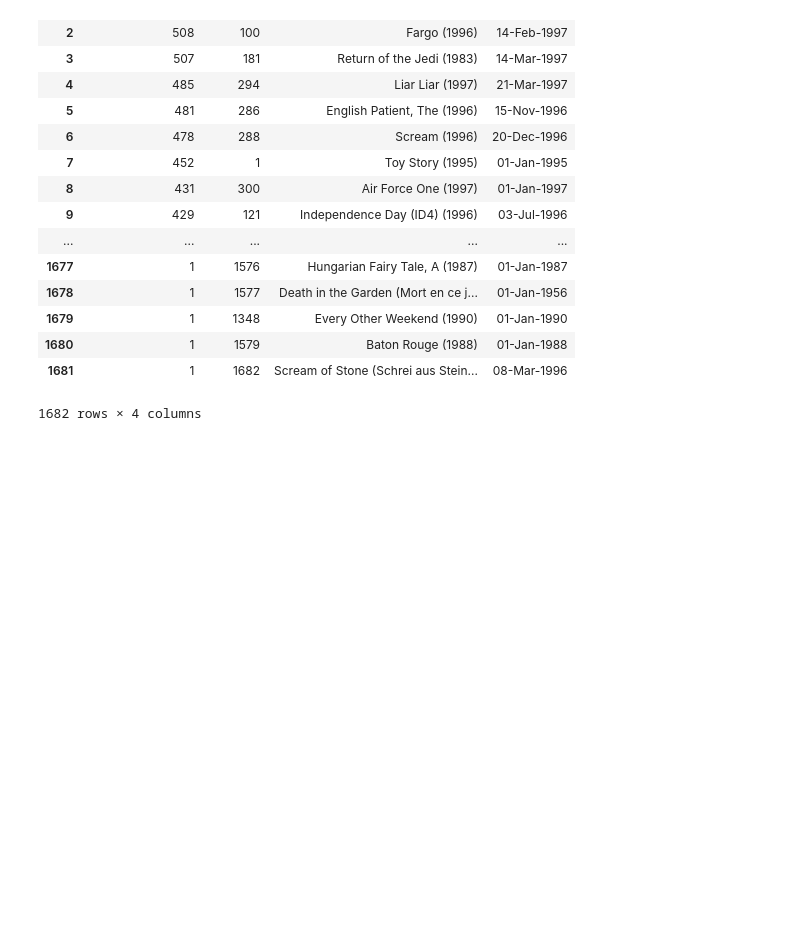
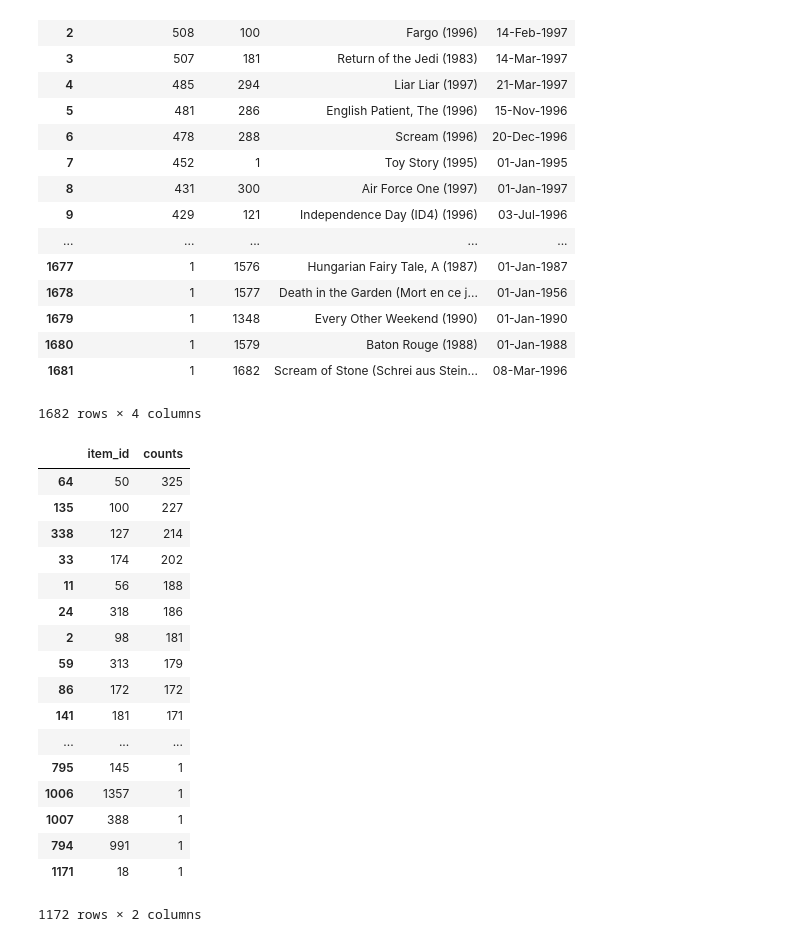
Before and after one commit to paachary/python, a Jupyter notebook: machine_learning/Movies_ML.ipynb, the cells around one changed output. Saved outputs shown, nothing was run; the diff lists cells and outputs as text; code cells hidden in the pictures; blank space fills up the shorter version.

```diff
--- a/machine_learning/Movies_ML.ipynb
+++ b/machine_learning/Movies_ML.ipynb
@@ -165,3 +165,26 @@ final_movies_df
 | 1680 | 1 | 1579 | Baton Rouge (1988) | 01-Jan-1988 |
 | 1681 | 1 | 1682 | Scream of Stone (Schrei aus Stein... | 08-Mar-1996 |
 1682 rows × 4 columns
+# %%
+movies_dataset = movies_dataset.loc[movies_dataset['rating'] == 5].sort_values("rating", ascending=False).groupby('item_id',sort=False).size().reset_index(name='counts').sort_values("counts", ascending=False)
+# %%
+movies_dataset
+# %% [output]
+|  | item_id | counts |
+| 64 | 50 | 325 |
+| 135 | 100 | 227 |
+| 338 | 127 | 214 |
+| 33 | 174 | 202 |
+| 11 | 56 | 188 |
+| 24 | 318 | 186 |
+| 2 | 98 | 181 |
+| 59 | 313 | 179 |
+| 86 | 172 | 172 |
+| 141 | 181 | 171 |
+| ... | ... | ... |
+| 795 | 145 | 1 |
+| 1006 | 1357 | 1 |
+| 1007 | 388 | 1 |
+| 794 | 991 | 1 |
+| 1171 | 18 | 1 |
+1172 rows × 2 columns
```
